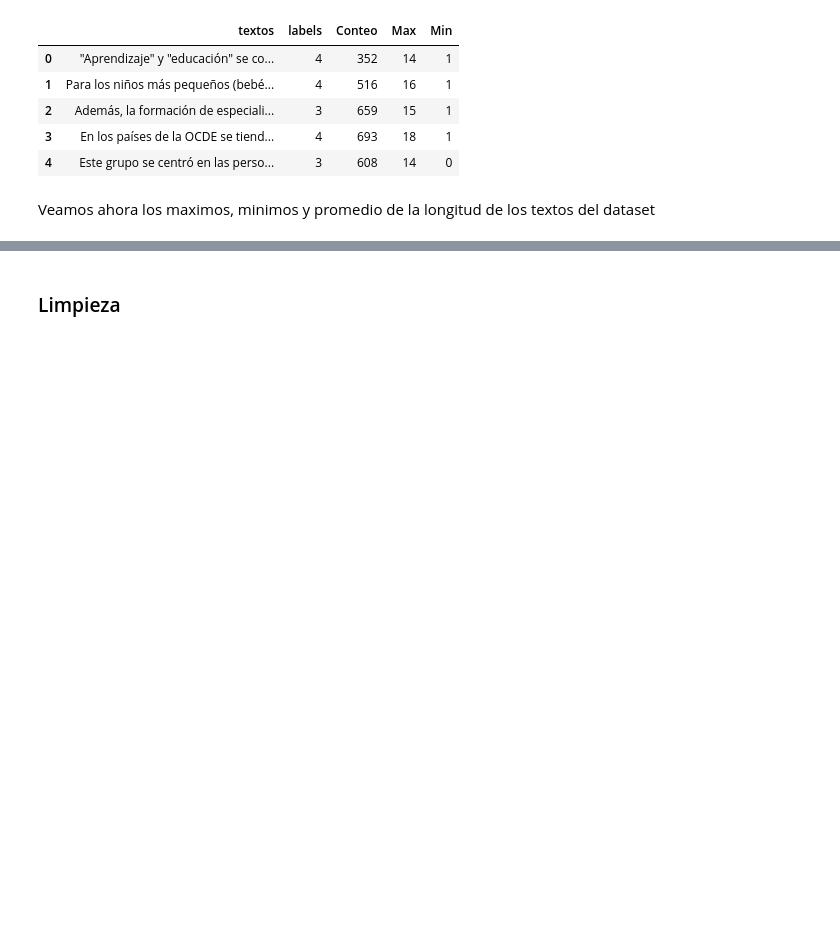
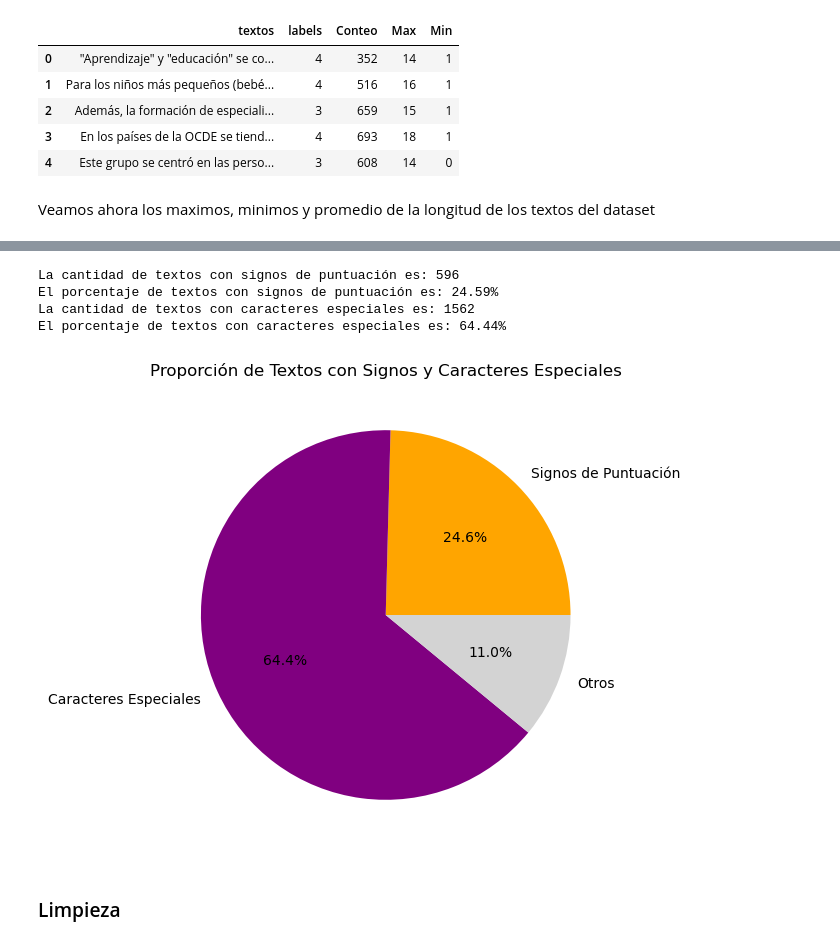
Before and after one commit to Trabajos-BI/Proyecto-1, a Jupyter notebook: Nano.ipynb, the cells around one changed output, grey strips where cells are left out. Drawn from its saved outputs; the diff is of its cells as text; code cells hidden in the pictures; blank space fills up the shorter version.

```diff
--- a/Nano.ipynb
+++ b/Nano.ipynb
@@ -121,0 +148,14 @@ El porcentaje de textos con caracteres especiales es: 64.44%
+# %%
+#Distribucion especiales
+size = df['textos'].size
+signosPresentes, especialesPresentes = especiales(df)
+plt.figure(figsize=(8,6))
+plt.pie([signosPresentes, especialesPresentes, size - signosPresentes - especialesPresentes], labels=['Signos de Puntuación', 'Caracteres Especiales', 'Otros'], autopct='%1.1f%%', colors=['orange', 'purple', 'lightgray'])
+plt.title('Proporción de Textos con Signos y Caracteres Especiales')
+plt.show()
+# %% [output]
+La cantidad de textos con signos de puntuación es: 596
+El porcentaje de textos con signos de puntuación es: 24.59%
+La cantidad de textos con caracteres especiales es: 1562
+El porcentaje de textos con caracteres especiales es: 64.44%
+[figure, added]
```
Also changed, not shown: parts of 11 cells of this notebook.
